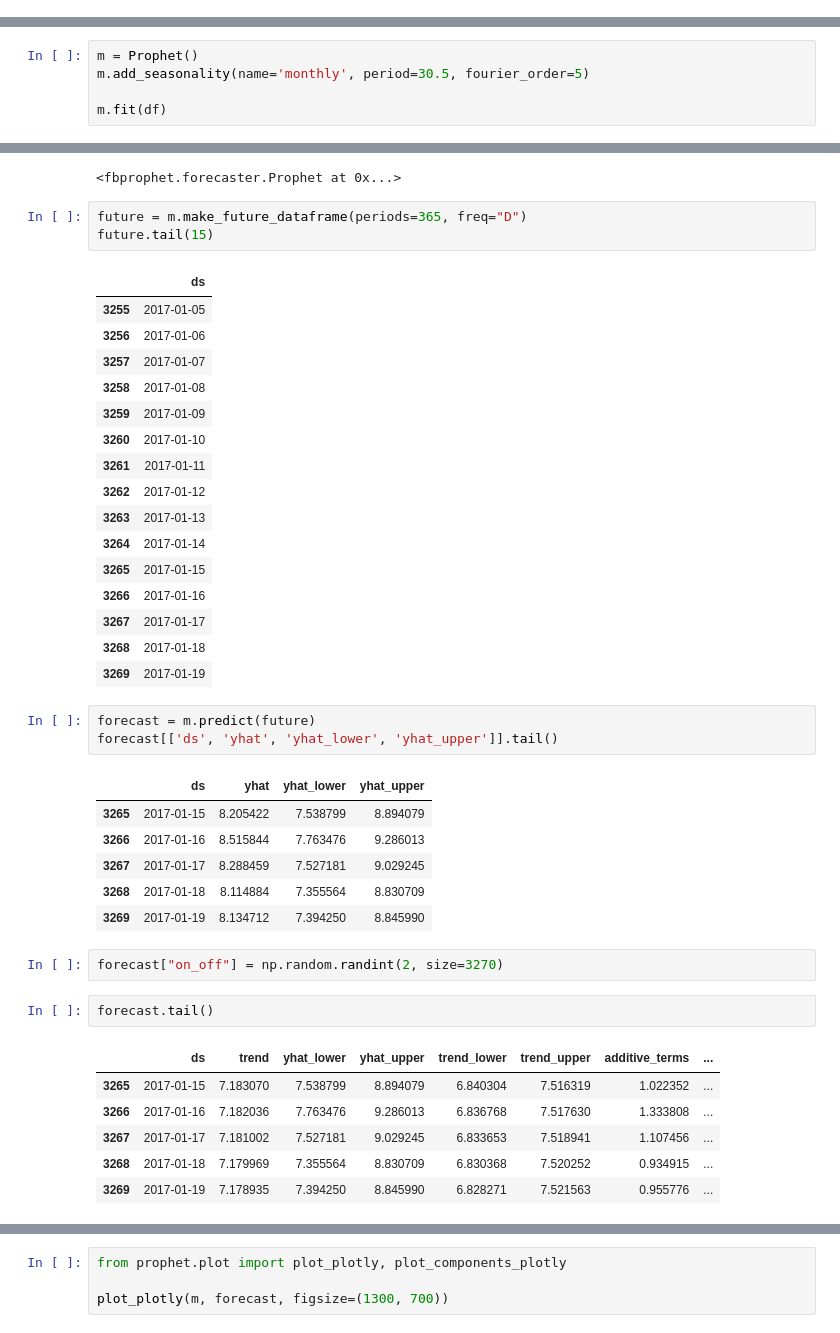
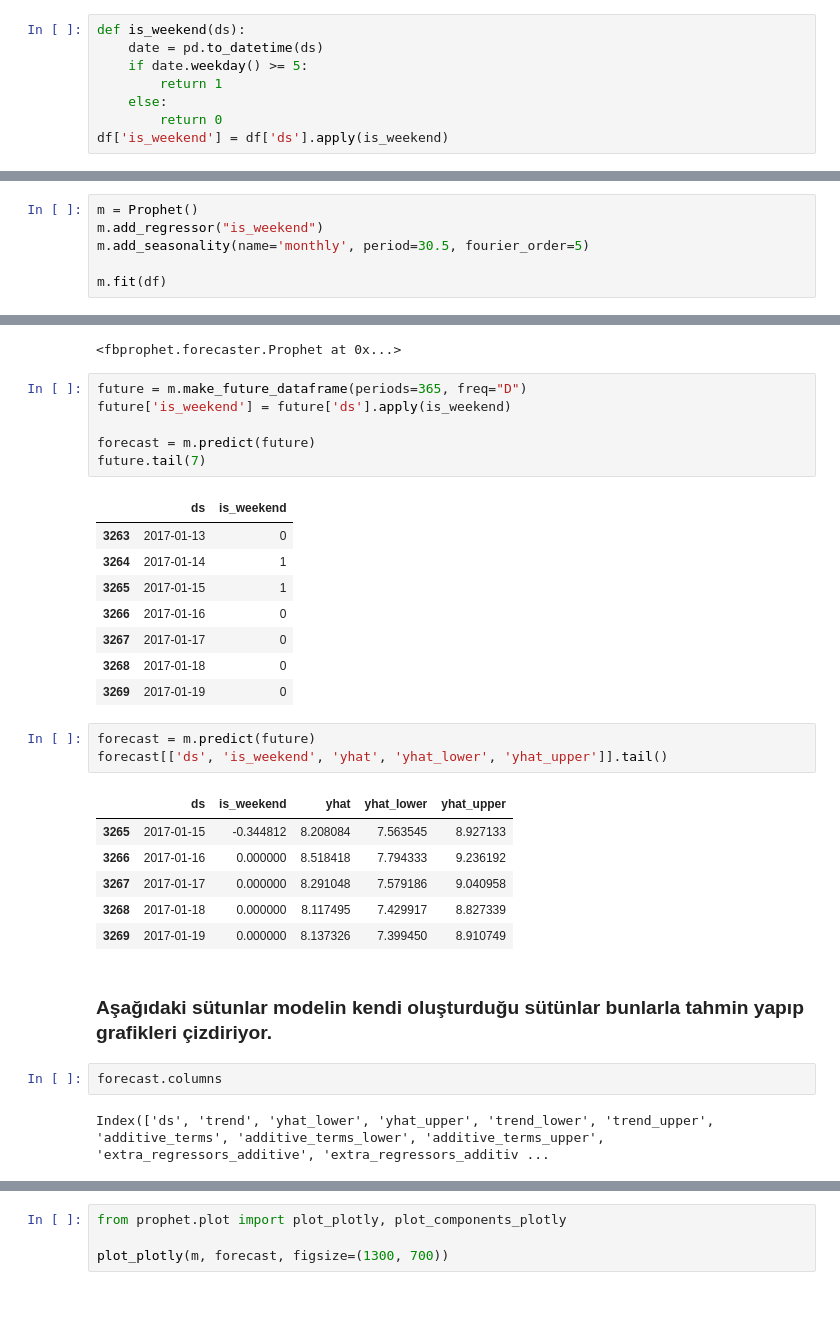
Before and after one commit to harun1yuksel/working, a Jupyter notebook: anomaly_detection/anomaly_detection.ipynb, the cells around one changed output, grey strips where cells are left out. Drawn from its saved outputs; the diff is of its cells as text; blank space fills up the shorter version.

```diff
--- a/anomaly_detection/anomaly_detection.ipynb
+++ b/anomaly_detection/anomaly_detection.ipynb
@@ -206,0 +213,8 @@ df
+# %%
+def is_weekend(ds):
+    date = pd.to_datetime(ds)
+    if date.weekday() >= 5:
+        return 1
+    else:
+        return 0
+df['is_weekend'] = df['ds'].apply(is_weekend)
@@ -207,5 +237,6 @@ df
 # %%
 m = Prophet()
+m.add_regressor("is_weekend")
 m.add_seasonality(name='monthly', period=30.5, fourier_order=5)
 
 m.fit(df)
@@ -214,42 +245,32 @@ INFO:fbprophet:Disabling daily seasonality. Run prophet with daily_seasonality=T
 <fbprophet.forecaster.Prophet at 0x...>
 # %%
 future = m.make_future_dataframe(periods=365, freq="D")
-future.tail(15)
+future['is_weekend'] = future['ds'].apply(is_weekend)
+
+forecast = m.predict(future)
+future.tail(7)
 # %% [output]
-|  | ds |
-| 3255 | 2017-01-05 |
-| 3256 | 2017-01-06 |
-| 3257 | 2017-01-07 |
-| 3258 | 2017-01-08 |
-| 3259 | 2017-01-09 |
-| 3260 | 2017-01-10 |
-| 3261 | 2017-01-11 |
-| 3262 | 2017-01-12 |
-| 3263 | 2017-01-13 |
-| 3264 | 2017-01-14 |
-| 3265 | 2017-01-15 |
-| 3266 | 2017-01-16 |
-| 3267 | 2017-01-17 |
-| 3268 | 2017-01-18 |
-| 3269 | 2017-01-19 |
+|  | ds | is_weekend |
+| 3263 | 2017-01-13 | 0 |
+| 3264 | 2017-01-14 | 1 |
+| 3265 | 2017-01-15 | 1 |
+| 3266 | 2017-01-16 | 0 |
+| 3267 | 2017-01-17 | 0 |
+| 3268 | 2017-01-18 | 0 |
+| 3269 | 2017-01-19 | 0 |
 # %%
 forecast = m.predict(future)
-forecast[['ds', 'yhat', 'yhat_lower', 'yhat_upper']].tail()
+forecast[['ds', 'is_weekend', 'yhat', 'yhat_lower', 'yhat_upper']].tail()
 # %% [output]
-|  | ds | yhat | yhat_lower | yhat_upper |
-| 3265 | 2017-01-15 | 8.205422 | 7.538799 | 8.894079 |
-| 3266 | 2017-01-16 | 8.515844 | 7.763476 | 9.286013 |
-| 3267 | 2017-01-17 | 8.288459 | 7.527181 | 9.029245 |
-| 3268 | 2017-01-18 | 8.114884 | 7.355564 | 8.830709 |
-| 3269 | 2017-01-19 | 8.134712 | 7.394250 | 8.845990 |
+|  | ds | is_weekend | yhat | yhat_lower | yhat_upper |
+| 3265 | 2017-01-15 | -0.344812 | 8.208084 | 7.563545 | 8.927133 |
+| 3266 | 2017-01-16 | 0.000000 | 8.518418 | 7.794333 | 9.236192 |
+| 3267 | 2017-01-17 | 0.000000 | 8.291048 | 7.579186 | 9.040958 |
+| 3268 | 2017-01-18 | 0.000000 | 8.117495 | 7.429917 | 8.827339 |
+| 3269 | 2017-01-19 | 0.000000 | 8.137326 | 7.399450 | 8.910749 |
-# %%
-forecast["on_off"] = np.random.randint(2, size=3270)
+# %% [markdown]
+### Aşağıdaki sütunlar modelin kendi oluşturduğu sütünlar bunlarla tahmin yapıp grafikleri çizdiriyor.
 # %%
-forecast.tail()
+forecast.columns
 # %% [output]
-|  | ds | trend | yhat_lower | yhat_upper | trend_lower | trend_upper | additive_terms | ... |
-| 3265 | 2017-01-15 | 7.183070 | 7.538799 | 8.894079 | 6.840304 | 7.516319 | 1.022352 | ... |
-| 3266 | 2017-01-16 | 7.182036 | 7.763476 | 9.286013 | 6.836768 | 7.517630 | 1.333808 | ... |
-| 3267 | 2017-01-17 | 7.181002 | 7.527181 | 9.029245 | 6.833653 | 7.518941 | 1.107456 | ... |
-| 3268 | 2017-01-18 | 7.179969 | 7.355564 | 8.830709 | 6.830368 | 7.520252 | 0.934915 | ... |
-| 3269 | 2017-01-19 | 7.178935 | 7.394250 | 8.845990 | 6.828271 | 7.521563 | 0.955776 | ... |
+Index(['ds', 'trend', 'yhat_lower', 'yhat_upper', 'trend_lower', 'trend_upper', 'additive_terms', 'additive_terms_lower', 'additive_terms_upper', 'extra_regressors_additive', 'extra_regressors_additiv ...
```
Also changed, not shown: parts of 20 cells of this notebook.
